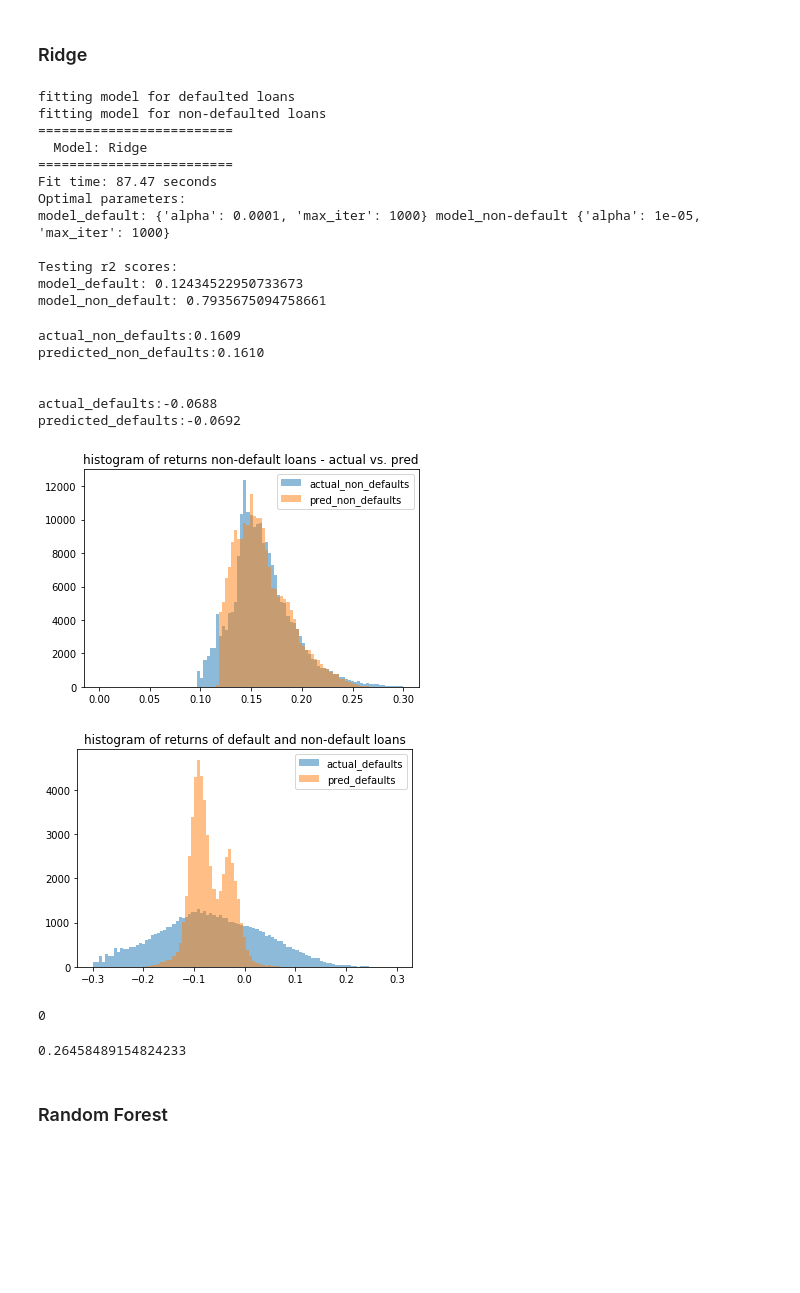
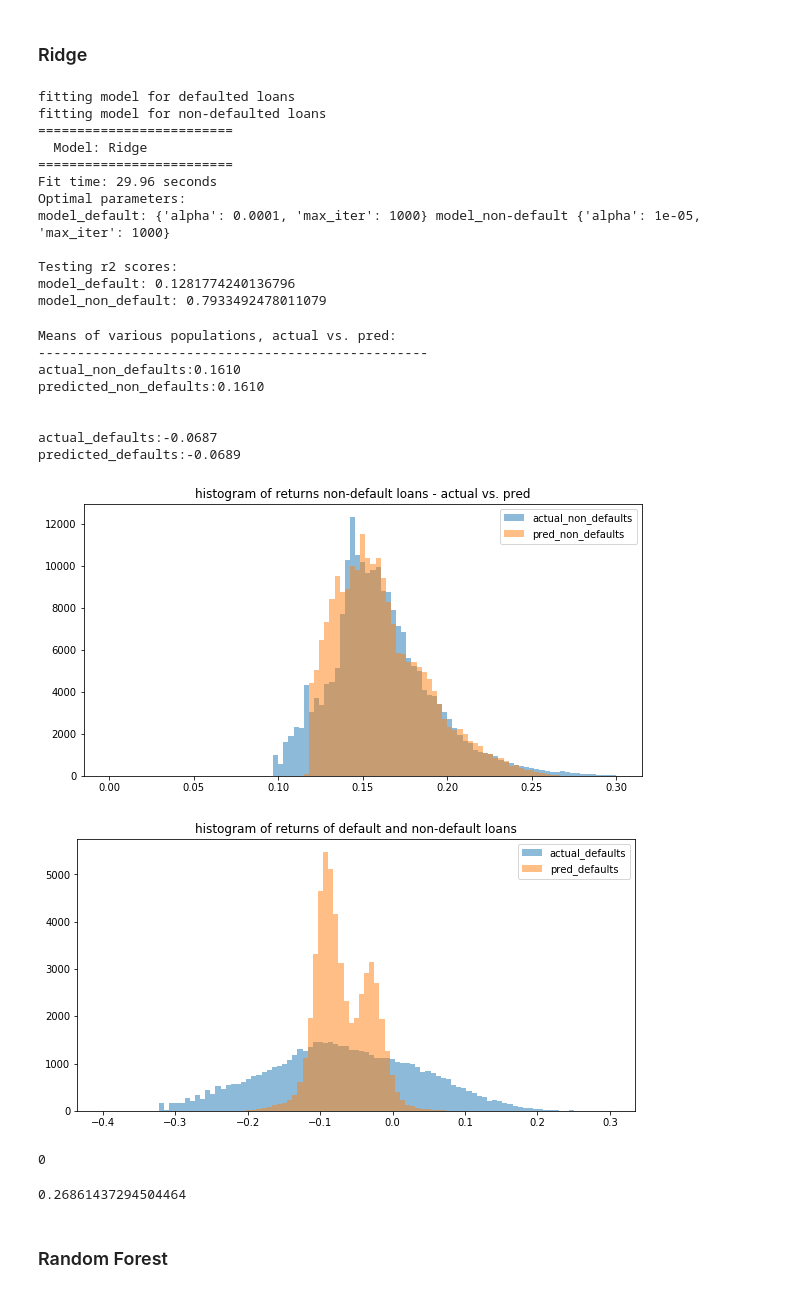
Before and after one commit to simondyates/Lending-Club, a Jupyter notebook: Robert/LC_modelling.ipynb, the cells around one changed output. Cells and saved outputs as stored; diff of their text form; code cells hidden in the pictures; blank space fills up the shorter version.

```diff
--- a/Robert/LC_modelling.ipynb
+++ b/Robert/LC_modelling.ipynb
@@ -12,6 +14,6 @@ from sklearn.metrics import accuracy_score, classification_report, roc_auc_score
 # %%
 #read in the pre-processed training and test set from Dmitri's notebook
-X_train = pd.read_csv("data/X_train_random_1592271085.csv")
-Y_train = pd.read_csv("data/Y_train_random_1592271085.csv")
-X_test = pd.read_csv("data/X_test_random_1592271085.csv")
-Y_test = pd.read_csv("data/Y_test_random_1592271085.csv")
+X_train = pd.read_csv("data/X_train_random_1592420882.csv")
+Y_train = pd.read_csv("data/Y_train_random_1592420882.csv")
+X_test = pd.read_csv("data/X_test_random_1592420882.csv")
+Y_test = pd.read_csv("data/Y_test_random_1592420882.csv")
@@ -340,13 +347,13 @@ fitting model for non-defaulted loans
 =========================
   Model: Ridge
 =========================
-Fit time: 87.47 seconds
+Fit time: 29.96 seconds
 Optimal parameters:
 model_default: {'alpha': 0.0001, 'max_iter': 1000} model_non-default {'alpha': 1e-05, 'max_iter': 1000}
 
 Testing r2 scores:
-model_default: 0.12434522950733673
-model_non_default: 0.7935675094758661
+model_default: 0.1281774240136796
+model_non_default: 0.7933492478011079
 # %%
 list_ids, returns_non_defaults = zip(*reg_ridge['predicted_non_default_return'])
 list_ids, returns_defaults = zip(*reg_ridge['predicted_default_return'])
@@ -354,18 +361,22 @@ list_ids, returns_defaults = zip(*reg_ridge['predicted_default_return'])
 actual_defaults  = my_Y_test.loc[(my_Y_test._good == 0),['annualized_returns']]
 actual_non_defaults = my_Y_test.loc[(my_Y_test._good == 1),['annualized_returns']]
 # %%
+print("Means of various populations, actual vs. pred:")
+print("-"*50)
 print(f'actual_non_defaults:{np.mean(actual_non_defaults.annualized_returns):.4f}')
 print(f'predicted_non_defaults:{np.mean(returns_non_defaults):.4f}')
 print("\n")
 print(f'actual_defaults:{np.mean(actual_defaults.annualized_returns):.4f}')
 print(f'predicted_defaults:{np.mean(returns_defaults):.4f}')
 # %% [output]
-actual_non_defaults:0.1609
+Means of various populations, actual vs. pred:
+--------------------------------------------------
+actual_non_defaults:0.1610
 predicted_non_defaults:0.1610
 
 
-actual_defaults:-0.0688
-predicted_defaults:-0.0692
+actual_defaults:-0.0687
+predicted_defaults:-0.0689
 # %%
 bins = np.linspace(-0., 0.3, 100)
 
@@ -377,17 +388,17 @@ pyplot.legend(loc='upper right')
 pyplot.title("histogram of returns non-default loans - actual vs. pred")
 pyplot.show()
 # %% [output]
-[figure, old version]
+[figure, new version]
 # %%
-bins = np.linspace(-0.3, 0.3, 100)
+bins = np.linspace(-0.4, 0.3, 100)
 
 pyplot.hist(actual_defaults.annualized_returns,  bins, alpha=0.5, label='actual_defaults')
 pyplot.hist(returns_defaults,  bins, alpha=0.5, label='pred_defaults')
 pyplot.legend(loc='upper right')
 pyplot.title("histogram of returns of default and non-default loans")
 pyplot.show()
 # %% [output]
-[figure, old version]
+[figure, new version]
 # %%
 np.sum(returns_non_defaults * actual_non_defaults.annualized_returns<0)
 # %% [output]
@@ -395,4 +406,4 @@ np.sum(returns_non_defaults * actual_non_defaults.annualized_returns<0)
 # %%
 (np.sum(returns_defaults * actual_defaults.annualized_returns<0))/actual_defaults.shape[0]
 # %% [output]
-0.26458489154824233
+0.26861437294504464
```
Also changed, not shown: parts of 32 cells of this notebook.
